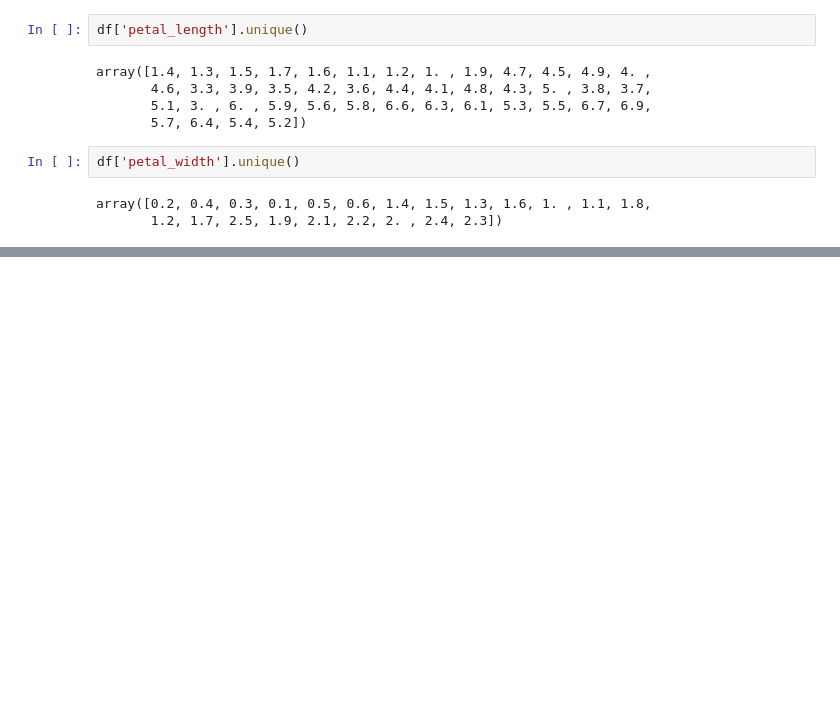
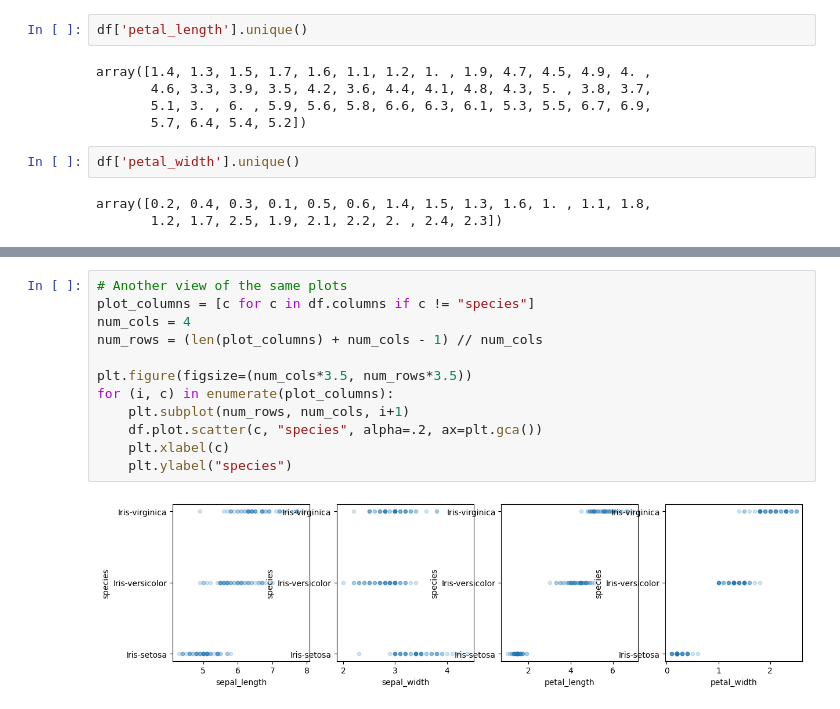
Before and after one commit to calebhadley1/iris-fisher, a Jupyter notebook: notebooks/eda.ipynb, the cells around one changed output, grey strips where cells are left out. Cells and saved outputs as stored; diff of their text form; blank space fills up the shorter version.

```diff
--- a/notebooks/eda.ipynb
+++ b/notebooks/eda.ipynb
@@ -105,0 +145,14 @@ array([0.2, 0.4, 0.3, 0.1, 0.5, 0.6, 1.4, 1.5, 1.3, 1.6, 1. , 1.1, 1.8,
+# %%
+# Another view of the same plots
+plot_columns = [c for c in df.columns if c != "species"]
+num_cols = 4
+num_rows = (len(plot_columns) + num_cols - 1) // num_cols
+
+plt.figure(figsize=(num_cols*3.5, num_rows*3.5))
+for (i, c) in enumerate(plot_columns):
+    plt.subplot(num_rows, num_cols, i+1)
+    df.plot.scatter(c, "species", alpha=.2, ax=plt.gca())
+    plt.xlabel(c)
+    plt.ylabel("species")
+# %% [output]
+[figure, added]
```
Also changed, not shown: parts of 11 cells of this notebook.
